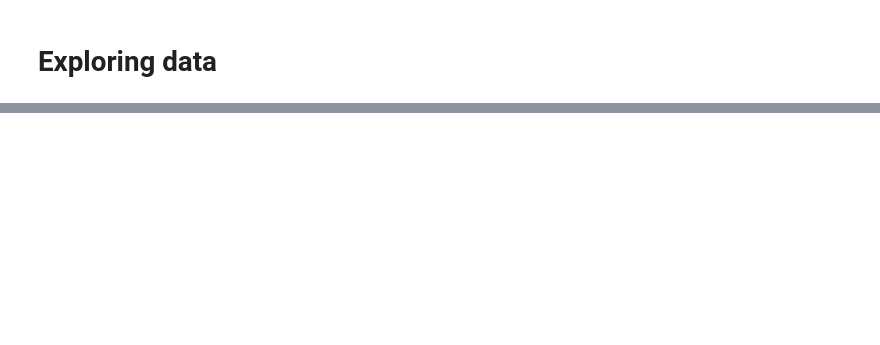
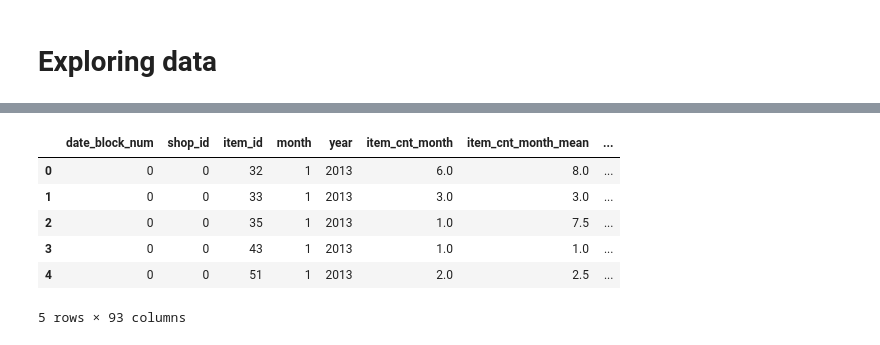
Before and after one commit to jchudb93/Kaggle-Future-Sales, a Jupyter notebook: notebooks/Future Sales.ipynb, the cells around one changed output, grey strips where cells are left out. Cells and saved outputs as stored; diff of their text form; code cells hidden in the pictures; blank space fills up the shorter version.

```diff
--- a/notebooks/Future Sales.ipynb
+++ b/notebooks/Future Sales.ipynb
@@ -19,0 +150,9 @@ items.describe()
+# %%
+shop_item_monthly_mean = train[['shop_id','item_id','item_cnt_month']].groupby(['shop_id','item_id'], as_index=False)[['item_cnt_month']].mean()
+shop_item_monthly_mean = shop_item_monthly_mean.rename(columns={'item_cnt_month':'item_cnt_month_mean'})
+# %%
+train = pd.merge(train, shop_item_monthly_mean, how='left', on=['shop_id','item_id'])
+# %%
+shop_item_prev_month = train[train['date_block_num']==33][['shop_id','item_id','item_cnt_month']]
+shop_item_prev_month = shop_item_prev_month.rename(columns={'item_cnt_month':'item_cnt_prev_month'})
+shop_item_prev_month.head()
@@ -19,0 +166,19 @@ items.describe()
+# %%
+# add previous month feature
+train = pd.merge(train, shop_item_prev_month, how='left', on=['shop_id','item_id']).fillna(0.)
+# %%
+#Items features
+train = pd.merge(train, items, how='left', on='item_id')
+#Item Category features
+train = pd.merge(train, item_cats, how='left', on='item_category_id')
+#Shops features
+train = pd.merge(train, shops, how='left', on='shop_id')
+train.head()
+# %% [output]
+|  | date_block_num | shop_id | item_id | month | year | item_cnt_month | item_cnt_month_mean | ... |
+| 0 | 0 | 0 | 32 | 1 | 2013 | 6.0 | 8.0 | ... |
+| 1 | 0 | 0 | 33 | 1 | 2013 | 3.0 | 3.0 | ... |
+| 2 | 0 | 0 | 35 | 1 | 2013 | 1.0 | 7.5 | ... |
+| 3 | 0 | 0 | 43 | 1 | 2013 | 1.0 | 1.0 | ... |
+| 4 | 0 | 0 | 51 | 1 | 2013 | 2.0 | 2.5 | ... |
+5 rows × 93 columns
```
Also changed, not shown: parts of 21 cells of this notebook, 1 other file.
